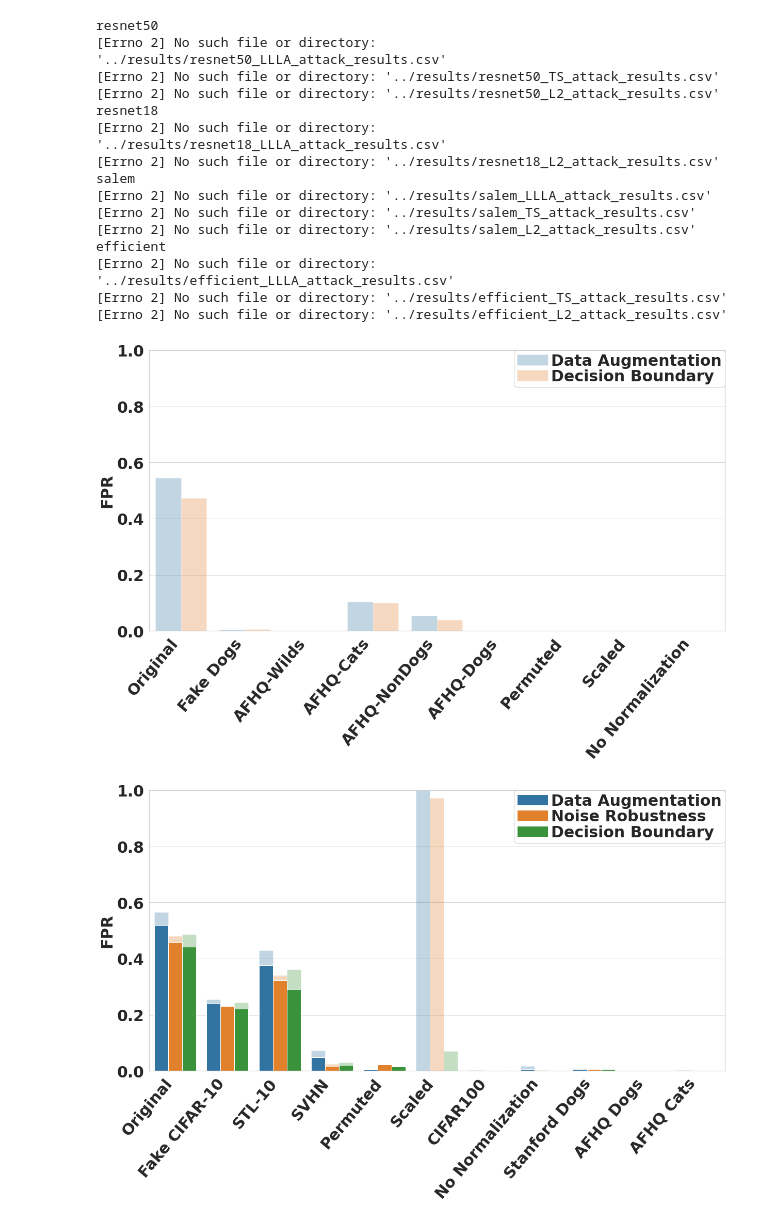
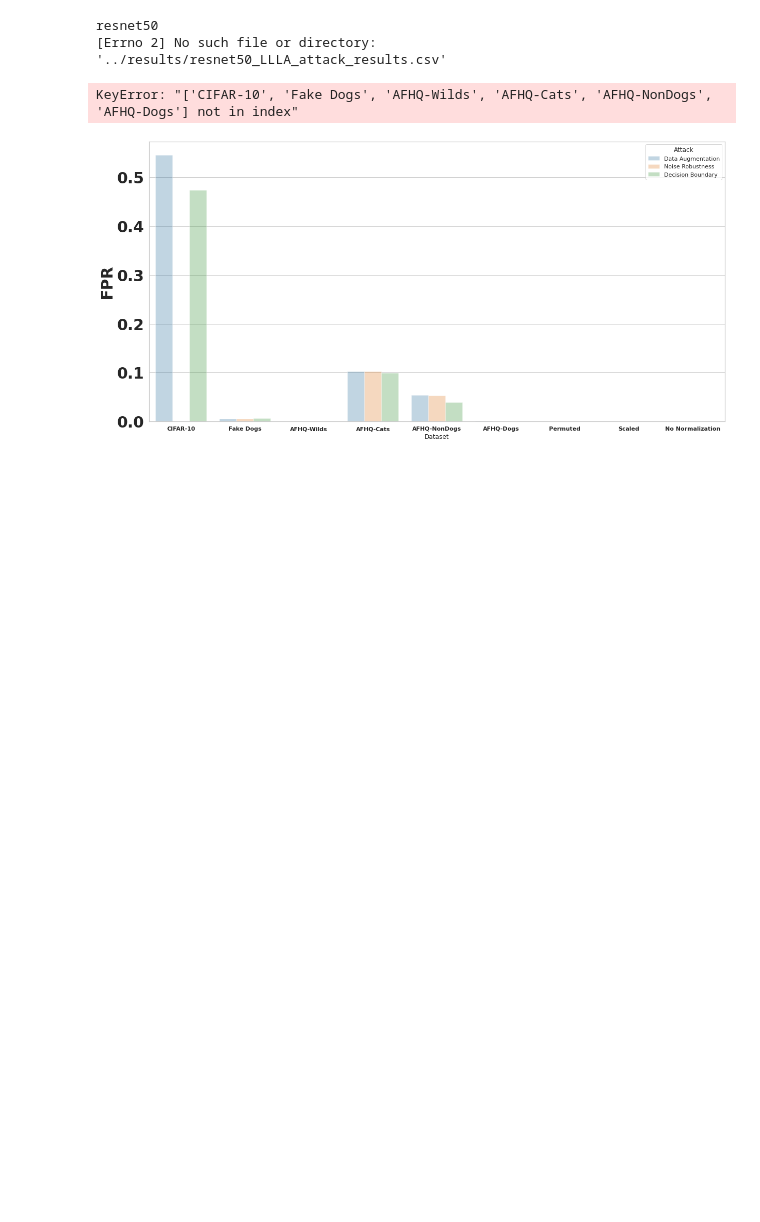
Before and after one commit to bettyballin/LabelOnlyMemInfAttacks, a Jupyter notebook: experiments/notebooks/visualize.ipynb, the cells around one changed output. Saved outputs shown, nothing was run; the diff lists cells and outputs as text; code cells hidden in the pictures; blank space fills up the shorter version.

Commit message:
experiment results added

```diff
--- a/experiments/notebooks/visualize.ipynb
+++ b/experiments/notebooks/visualize.ipynb
@@ -173,56 +177,43 @@ transform_file("efficient_LS","efficient_LS",attacks)
 # %%
-rows_to_keep = ["Original","Fake CIFAR-10","STL-10","SVHN","Permuted","Scaled","CIFAR100","No Normalization","Stanford Dogs","AFHQ Dogs","AFHQ Cats"]
-rows_to_keep_50 = ["Original",'Fake Dogs', 'AFHQ-Wilds', 'AFHQ-Cats', 'AFHQ-NonDogs', 'AFHQ-Dogs',"Permuted","Scaled","No Normalization"]
+rows_to_keep = ["Fake CIFAR-10","STL-10","SVHN","Permuted","Scaled","CIFAR100","No Normalization","Stanford Dogs","AFHQ Dogs","AFHQ Cats"]
+rows_to_keep_50 = ["CIFAR-10",'Fake Dogs', 'AFHQ-Wilds', 'AFHQ-Cats', 'AFHQ-NonDogs', 'AFHQ-Dogs',"Permuted","Scaled","No Normalization"]
 models = ["resnet50","resnet18","salem","efficient"]
 metric = "FPR"
-ls = True
+ls = False
 llla = False
-ts = False
+ts = True
 l2 = False
 
 for model in models:
     print(model)
     path = '../results/'+model+'_attack_results.csv'
     df_reg = None
     df_ls = None
     if model == "resnet50":
         df = get_cleaned_dataframe(path, attacks_all, attackNames, metric,rows_to_keep_50)
+        df_ls = get_df_regularized(path, "LS", attacks_all, attackNames, metric,rows_to_keep_50)
     else:
         df = get_cleaned_dataframe(path, attacks_all, attackNames, metric,rows_to_keep)
         df_ls = get_df_regularized(path, "LS", attacks_all, attackNames, metric,rows_to_keep)
     df = pd.melt(df, id_vars=['Dataset'], var_name='Attack', value_name=metric)
 
-    df_llla = get_df_regularized(path, "LLLA", attacks_all, attackNames, metric,rows_to_keep)
-    df_ts = get_df_regularized(path, "TS", attacks_all, attackNames, metric,rows_to_keep)
-    df_l2 = get_df_regularized(path, "L2", attacks_all, attackNames, metric,rows_to_keep)
-
     if ls and df_ls is not None:
         df_reg = pd.melt(df_ls, id_vars=['Dataset'], var_name='Attack', value_name=metric)
     elif llla and df_llla is not None:
+        df_llla = get_df_regularized(path, "LLLA", attacks_all, attackNames, metric,rows_to_keep)
         df_reg = pd.melt(df_llla, id_vars=['Dataset'], var_name='Attack', value_name=metric)
     elif ts and df_ts is not None:
+        df_ts = get_df_regularized(path, "TS", attacks_all, attackNames, metric,rows_to_keep)
         df_reg = pd.melt(df_ts, id_vars=['Dataset'], var_name='Attack', value_name=metric)
     elif l2 and df_l2 is not None:
+        df_l2 = get_df_regularized(path, "L2", attacks_all, attackNames, metric,rows_to_keep)
         df_reg = pd.melt(df_l2, id_vars=['Dataset'], var_name='Attack', value_name=metric)
 
     ax = plot_dataframe(model, metric, df, df_reg,30)
     fig = ax.get_figure()
     fig.savefig(model+'_attack_results_scores.pdf')
 # %% [output]
 resnet50
 [Errno 2] No such file or directory: '../results/resnet50_LLLA_attack_results.csv'
-[Errno 2] No such file or directory: '../results/resnet50_TS_attack_results.csv'
-[Errno 2] No such file or directory: '../results/resnet50_L2_attack_results.csv'
-resnet18
-[Errno 2] No such file or directory: '../results/resnet18_LLLA_attack_results.csv'
-[Errno 2] No such file or directory: '../results/resnet18_L2_attack_results.csv'
-salem
-[Errno 2] No such file or directory: '../results/salem_LLLA_attack_results.csv'
-[Errno 2] No such file or directory: '../results/salem_TS_attack_results.csv'
-[Errno 2] No such file or directory: '../results/salem_L2_attack_results.csv'
-efficient
-[Errno 2] No such file or directory: '../results/efficient_LLLA_attack_results.csv'
-[Errno 2] No such file or directory: '../results/efficient_TS_attack_results.csv'
-[Errno 2] No such file or directory: '../results/efficient_L2_attack_results.csv'
+KeyError: "['CIFAR-10', 'Fake Dogs', 'AFHQ-Wilds', 'AFHQ-Cats', 'AFHQ-NonDogs', 'AFHQ-Dogs'] not in index"
-[figure, old version]
+[figure, new version]
-[figure, removed]
```
Also changed, not shown: parts of 3 cells of this notebook, 41 other files.
